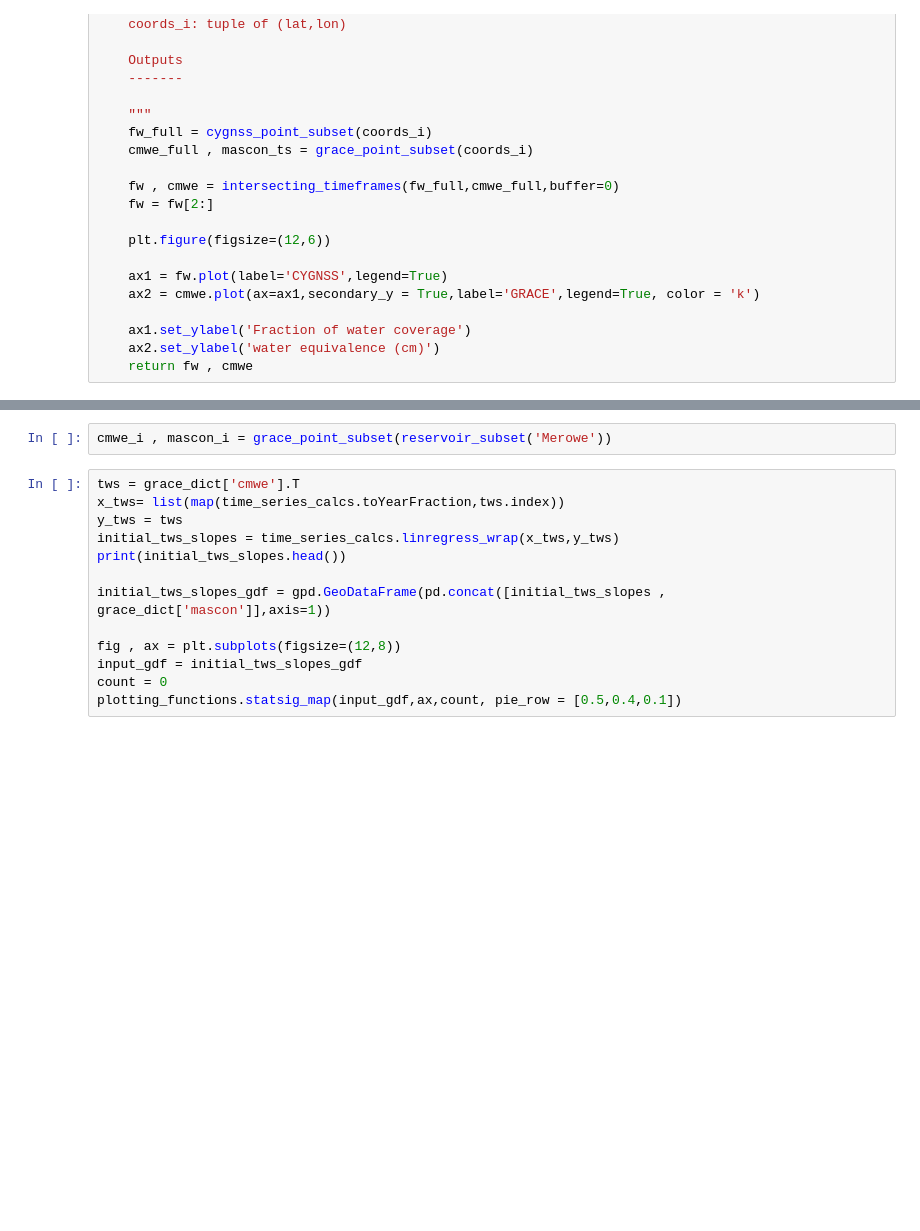
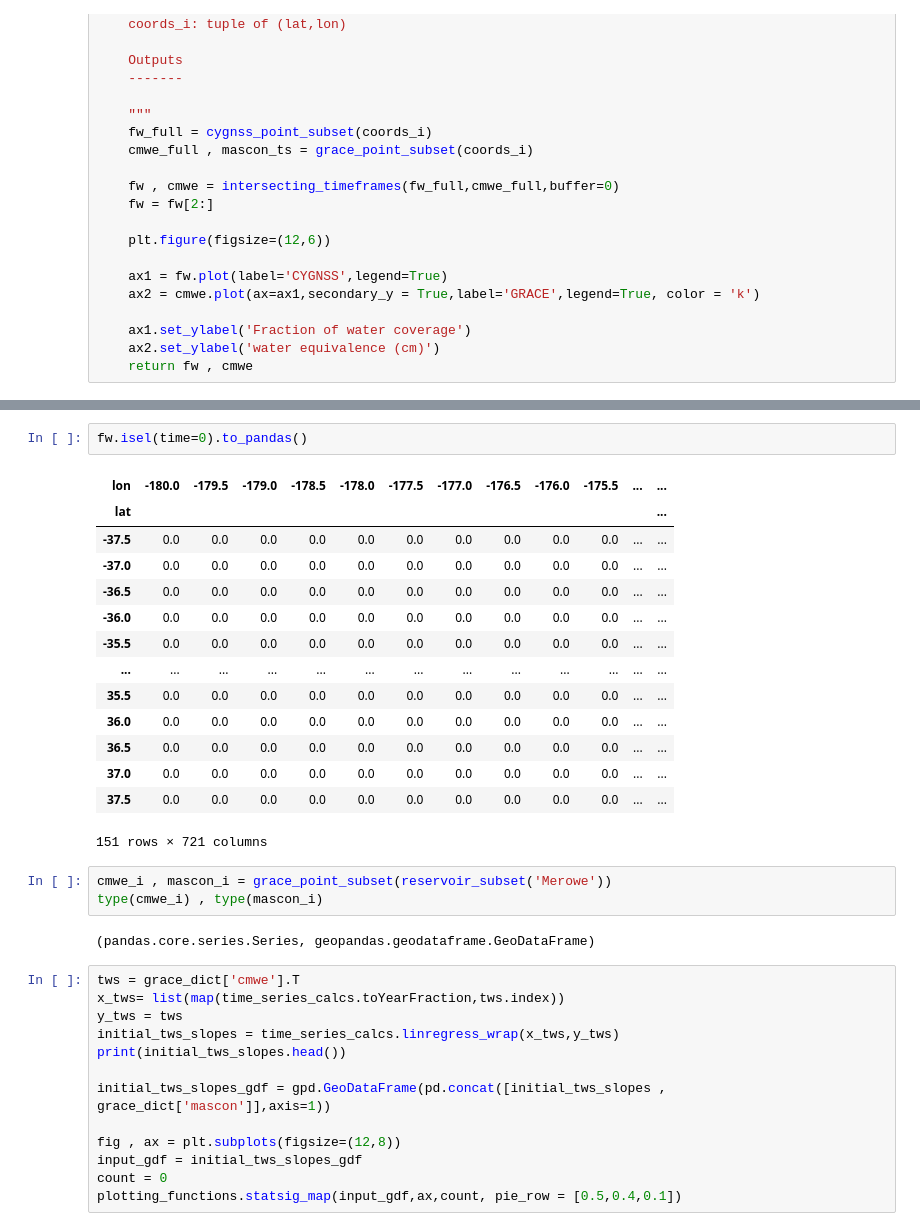
Before and after one commit to ascheliga/CYGNSS-GRACE, a Jupyter notebook: notebooks/res_time_series.ipynb, the cells around one changed output, grey strips where cells are left out. Drawn from its saved outputs; the diff is of its cells as text; blank space fills up the shorter version.

```diff
--- a/notebooks/res_time_series.ipynb
+++ b/notebooks/res_time_series.ipynb
@@ -150,5 +154,25 @@ res_shp
+# %%
+fw.isel(time=0).to_pandas()
+# %% [output]
+| lon | -180.0 | -179.5 | -179.0 | -178.5 | -178.0 | -177.5 | -177.0 | -176.5 | -176.0 | -175.5 | ... | ... |
+| lat |  |  |  |  |  |  |  |  |  |  |  | ... |
+| -37.5 | 0.0 | 0.0 | 0.0 | 0.0 | 0.0 | 0.0 | 0.0 | 0.0 | 0.0 | 0.0 | ... | ... |
+| -37.0 | 0.0 | 0.0 | 0.0 | 0.0 | 0.0 | 0.0 | 0.0 | 0.0 | 0.0 | 0.0 | ... | ... |
+| -36.5 | 0.0 | 0.0 | 0.0 | 0.0 | 0.0 | 0.0 | 0.0 | 0.0 | 0.0 | 0.0 | ... | ... |
+| -36.0 | 0.0 | 0.0 | 0.0 | 0.0 | 0.0 | 0.0 | 0.0 | 0.0 | 0.0 | 0.0 | ... | ... |
+| -35.5 | 0.0 | 0.0 | 0.0 | 0.0 | 0.0 | 0.0 | 0.0 | 0.0 | 0.0 | 0.0 | ... | ... |
+| ... | ... | ... | ... | ... | ... | ... | ... | ... | ... | ... | ... | ... |
+| 35.5 | 0.0 | 0.0 | 0.0 | 0.0 | 0.0 | 0.0 | 0.0 | 0.0 | 0.0 | 0.0 | ... | ... |
+| 36.0 | 0.0 | 0.0 | 0.0 | 0.0 | 0.0 | 0.0 | 0.0 | 0.0 | 0.0 | 0.0 | ... | ... |
+| 36.5 | 0.0 | 0.0 | 0.0 | 0.0 | 0.0 | 0.0 | 0.0 | 0.0 | 0.0 | 0.0 | ... | ... |
+| 37.0 | 0.0 | 0.0 | 0.0 | 0.0 | 0.0 | 0.0 | 0.0 | 0.0 | 0.0 | 0.0 | ... | ... |
+| 37.5 | 0.0 | 0.0 | 0.0 | 0.0 | 0.0 | 0.0 | 0.0 | 0.0 | 0.0 | 0.0 | ... | ... |
+151 rows × 721 columns
 # %%
 cmwe_i , mascon_i = grace_point_subset(reservoir_subset('Merowe'))
+type(cmwe_i) , type(mascon_i)
+# %% [output]
+(pandas.core.series.Series, geopandas.geodataframe.GeoDataFrame)
 # %%
 tws = grace_dict['cmwe'].T
 x_tws= list(map(time_series_calcs.toYearFraction,tws.index))
```
Also changed, not shown: parts of 4 cells of this notebook.
